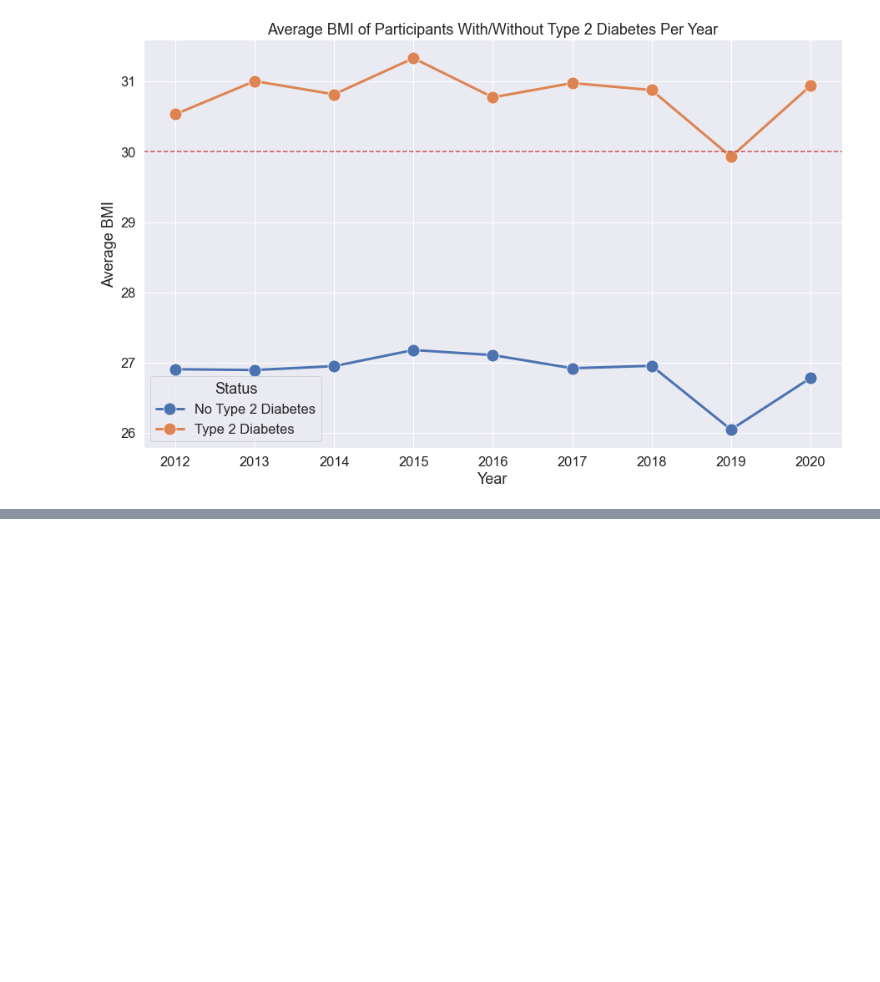
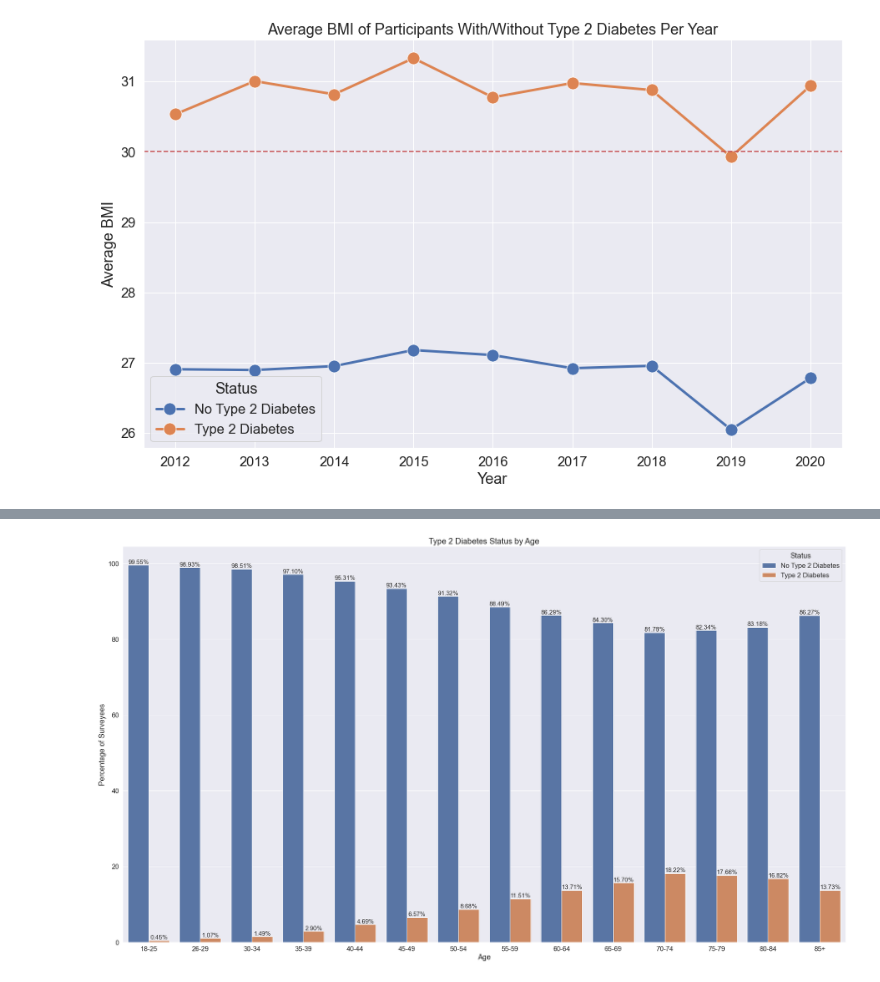
Before and after one commit to GitHubkhim/STATS170_Project, a Jupyter notebook: exploration.ipynb, the cells around one changed output, grey strips where cells are left out. Saved outputs shown, nothing was run; the diff lists cells and outputs as text; code cells hidden in the pictures; blank space fills up the shorter version.

```diff
--- a/exploration.ipynb
+++ b/exploration.ipynb
@@ -322,14 +325,3 @@ plt.legend(["No Type 2 Diabetes", "Type 2 Diabetes"], title="Status")
 plt.show()
 # %% [output]
 [figure]
-# %%
-sns.set(font_scale=1.25)
-chis = combinedchis[["AB17", "AB34", "AB29V2", "T2D"]]
-chis = chis.rename(columns = {'T2D': 'Type 2 Diabetes', 'AB17': 'Asthma', 'AB34': 'Heart Disease', 'AB29V2': 'High Blood Pressure'})
-
-corrMatrix = chis.corr()
-plt.subplots(figsize=(15, 9))
-# g = sns.heatmap(corrMatrix, annot=True, cmap="Accent", vmin=-1, vmax=1)
-g = sns.heatmap(corrMatrix, annot=True, cmap="Accent")
-plt.title('Correlation Heatmap', size = 25)
-plt.show()
@@ -373,0 +330,6 @@ nhis2020[(nhis2020['DIBTYPE_A'] == 1) | (nhis2020['DIBTYPE_A'] == 2)]
+# %%
+count_df = combinedchis.groupby(["SRAGE_P1", "T2D"])["T2D"].count().reset_index(name="count")
+total_df = count_df.groupby(["SRAGE_P1"])["count"].sum().reset_index(name="total")
+age_diabetes = pd.merge(count_df, total_df, on="SRAGE_P1")
+age_diabetes["percentage"] = (age_diabetes["count"] / age_diabetes["total"]) * 100
+age_diabetes.head()
@@ -373,0 +343,15 @@ nhis2020[(nhis2020['DIBTYPE_A'] == 1) | (nhis2020['DIBTYPE_A'] == 2)]
+# %%
+plt.figure(figsize=(32, 18))
+g = sns.barplot(x="SRAGE_P1", y="percentage", hue="T2D", data=age_diabetes)
+g.set_xlabel("Age")
+g.set_ylabel("Percentage of Surveyees")
+g.set_title("Type 2 Diabetes Status by Age", fontsize=20)
+g.set_xticks(range(14))
+g.set_xticklabels(["18-25", "26-29", "30-34", "35-39", "40-44", "45-49", "50-54", "55-59", "60-64", "65-69", "70-74", "75-79", "80-84", "85+"])
+hands, labs = g.get_legend_handles_labels()
+plt.legend(handles=hands, labels=["No Type 2 Diabetes", "Type 2 Diabetes"], title="Status")
+for container in g.containers:
+    g.bar_label(container, fmt='%.2f%%', fontsize=15)
+plt.show()
+# %% [output]
+[figure, added]
```
Also changed, not shown: parts of 16 cells of this notebook, 18 other files.
